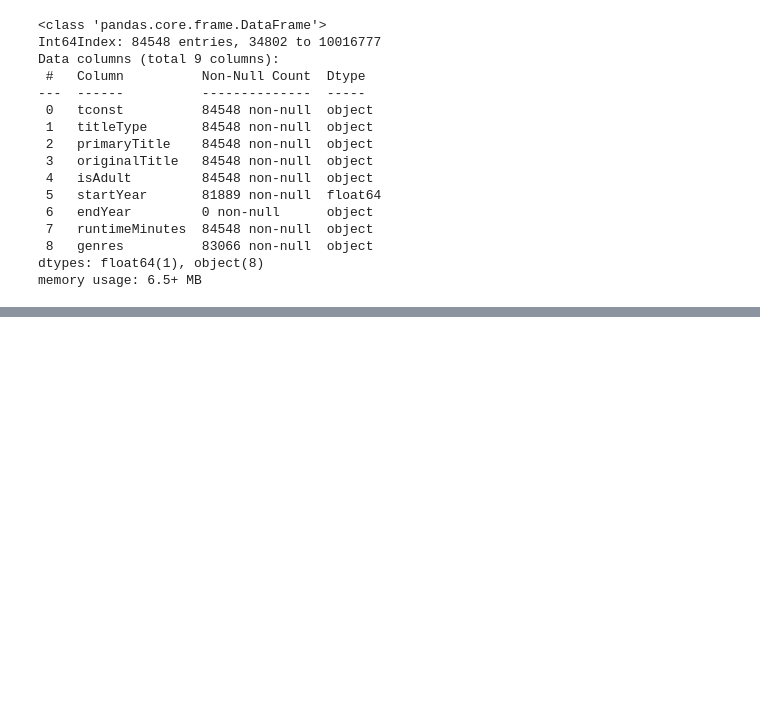
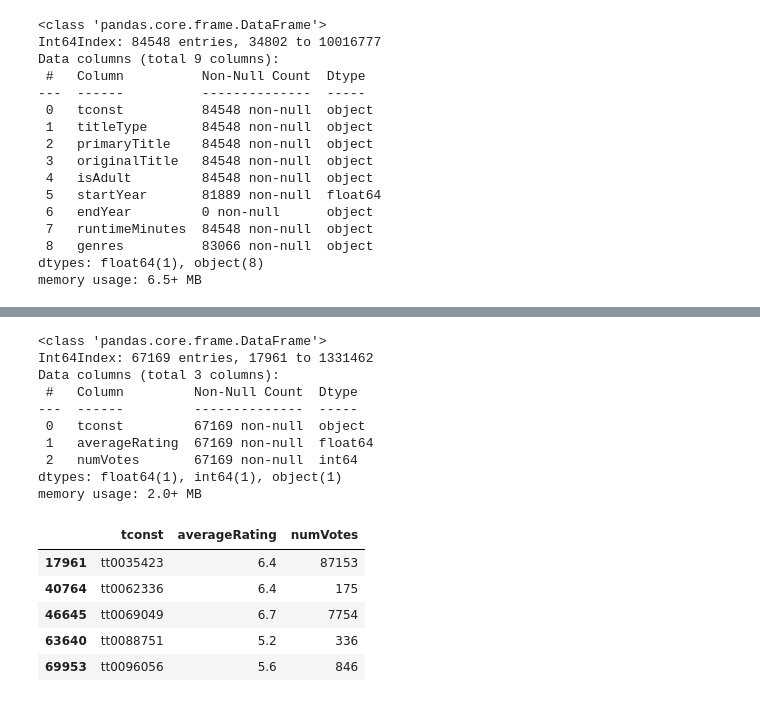
Before and after one commit to donmarcolaureano/Movie-Database, a Jupyter notebook: Movie-Database_Notebook.ipynb, the cells around one changed output, grey strips where cells are left out. Saved outputs shown, nothing was run; the diff lists cells and outputs as text; code cells hidden in the pictures; blank space fills up the shorter version.

```diff
--- a/Movie-Database_Notebook.ipynb
+++ b/Movie-Database_Notebook.ipynb
@@ -340,0 +422,20 @@ basics.to_csv('preprocessed_movie_data.csv')
+# %%
+ratings.info()
+ratings.head()
+# %% [output]
+<class 'pandas.core.frame.DataFrame'>
+Int64Index: 67169 entries, 17961 to 1331462
+Data columns (total 3 columns):
+ #   Column         Non-Null Count  Dtype
+---  ------         --------------  -----
+ 0   tconst         67169 non-null  object
+ 1   averageRating  67169 non-null  float64
+ 2   numVotes       67169 non-null  int64
+dtypes: float64(1), int64(1), object(1)
+memory usage: 2.0+ MB
+|  | tconst | averageRating | numVotes |
+| 17961 | tt0035423 | 6.4 | 87153 |
+| 40764 | tt0062336 | 6.4 | 175 |
+| 46645 | tt0069049 | 6.7 | 7754 |
+| 63640 | tt0088751 | 5.2 | 336 |
+| 69953 | tt0096056 | 5.6 | 846 |
```
Also changed, not shown: parts of 7 cells of this notebook, 3 other files.
